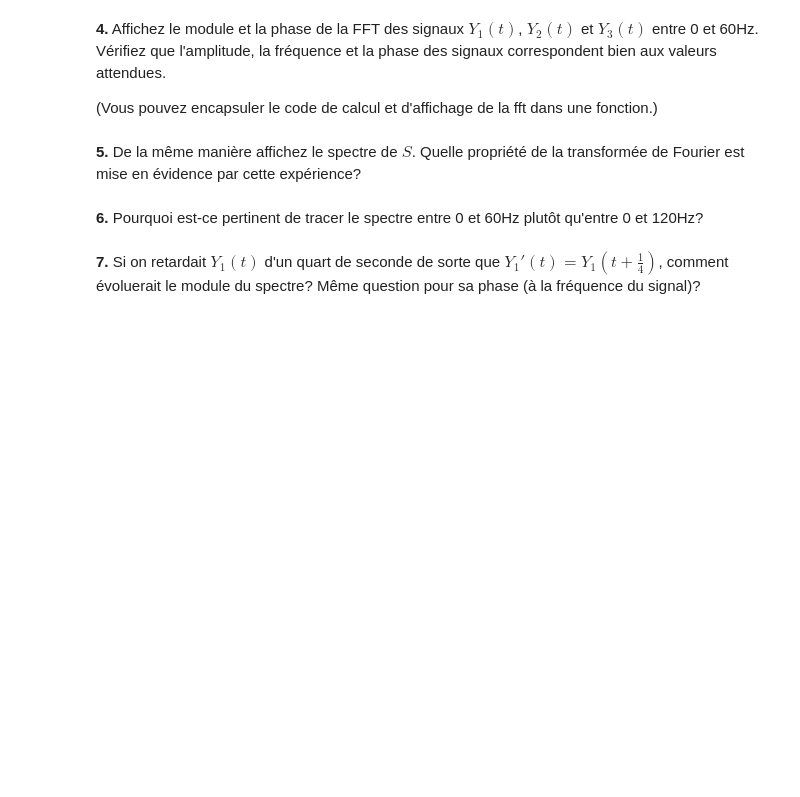
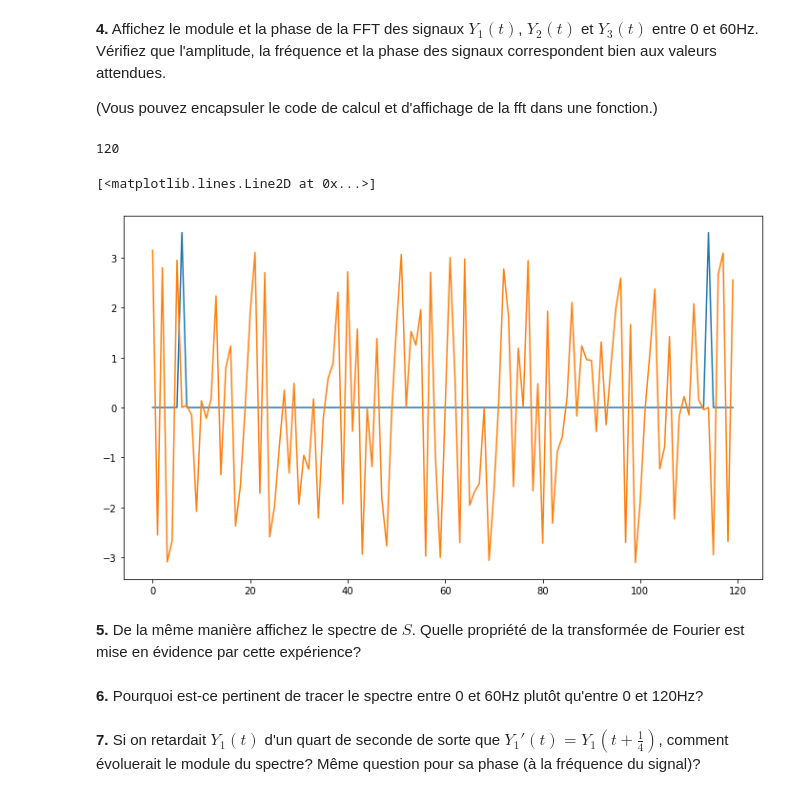
Before and after one commit to shuaisong9/Traitement_TP1, a Jupyter notebook: TP1/code/tp1_seance2.ipynb, the cells around one changed output. Drawn from its saved outputs; the diff is of its cells as text; code cells hidden in the pictures; blank space fills up the shorter version.

```diff
--- a/TP1/code/tp1_seance2.ipynb
+++ b/TP1/code/tp1_seance2.ipynb
@@ -42,3 +85,33 @@ Vérifiez que l'amplitude, la fréquence et la phase des signaux correspondent b
+# %%
+# La fft se calcule avec:  y = fft(Y) / len(Y).
+# Les raies calculées correspondent aux fréquences comprises entre 0 (incluse) et Fe (exclue) avec un pas de Fe/len(Y).
+# Leur module est donné par: np.abs(y) et leur phase (en radians) par: np.angle(y)
+Fe = 120 #Hz
+freq = np.arange(0, Fe, Fe/len(y1))
+
+fft1 = np.fft.fft(y1)/len(y1)  # pk divise par len(y1) ??
+amplitude1 = np.abs(fft1)
+phase1 = np.angle(fft1)
+
+#np.fft.fft()
+
+print(len(y1))
+plt.plot(freq, amplitude1)
+plt.plot(freq, phase1)
+
+# https://numpy.org/doc/stable/reference/generated/numpy.fft.fft.html#numpy.fft.fft
+# https://www.oreilly.com/library/view/elegant-scipy/9781491922927/ch04.html
+# https://www.gaussianwaves.com/2020/01/how-to-plot-fft-in-python-fft-of-basic-signals-sine-and-cosine-waves/
+# https://stackoverflow.com/questions/28618591/numpy-fft-what-is-the-return-value-amplitude-phase-shift-or-angle
+# https://dsp.stackexchange.com/questions/72005/calculate-the-magnitude-and-phase-of-a-signal-at-a-particular-frequency-in-pytho
+# https://stackoverflow.com/questions/25735153/plotting-a-fast-fourier-transform-in-python
+
+# Seulement prendre fenêtre de 0 à 60 Hz
+# Flip (coller ensemble) p/r au milieu
+# %% [output]
+120
+[<matplotlib.lines.Line2D at 0x...>]
+[figure, added]
 # %% [markdown]
 **5.** De la même manière affichez le spectre de $S$. Quelle propriété de la transformée de Fourier est mise en évidence par cette expérience?
 # %% [markdown]
```
Also changed, not shown: parts of 5 cells of this notebook.
